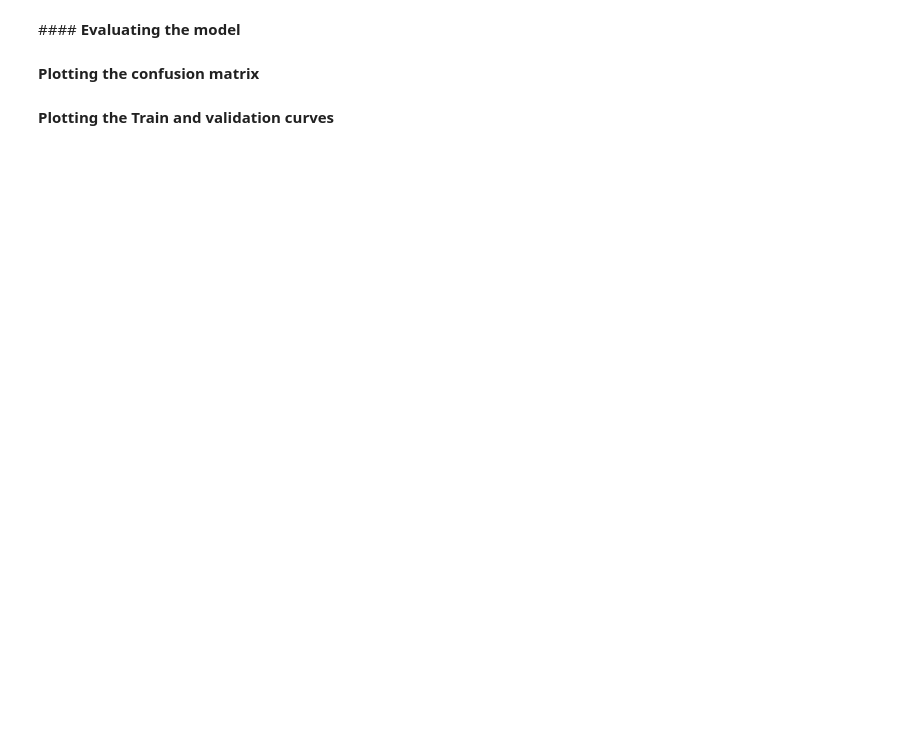
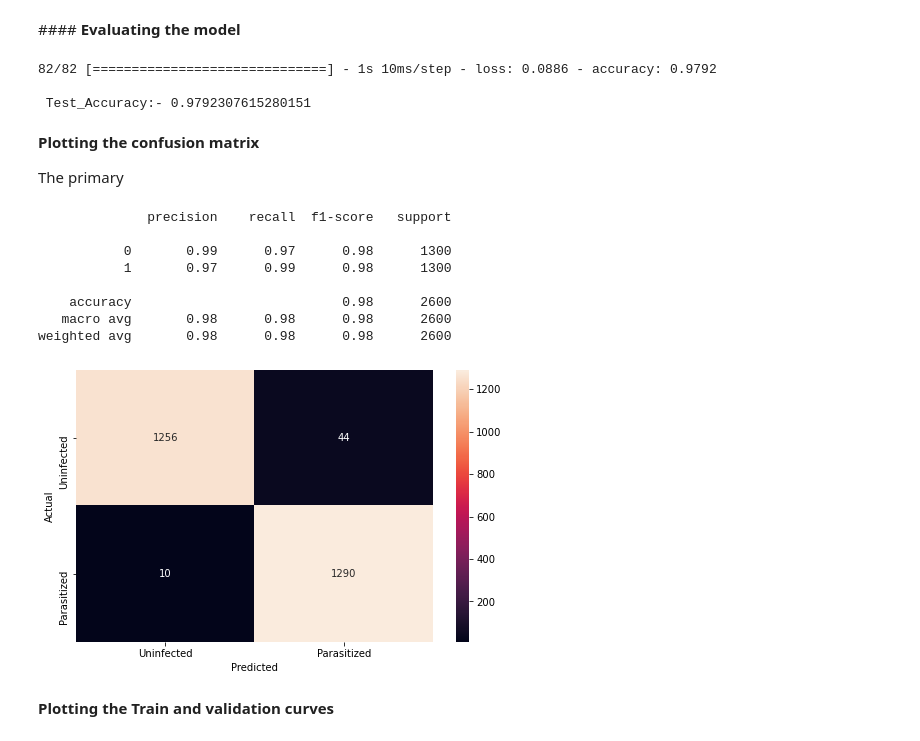
Before and after one commit to agarduno93/DataScienceProject, a Jupyter notebook: Reference_Notebook_Milestone_2_Deep_Learning.ipynb, the cells around one changed output. Saved outputs shown, nothing was run; the diff lists cells and outputs as text; code cells hidden in the pictures; blank space fills up the shorter version.

```diff
--- a/Reference_Notebook_Milestone_2_Deep_Learning.ipynb
+++ b/Reference_Notebook_Milestone_2_Deep_Learning.ipynb
@@ -356,9 +396,12 @@ model1.compile(loss=__________, optimizer=_______, metrics=['accuracy'])
+# %%
+#model2.compile(loss=tf.keras.losses.KLDivergence(reduction="auto", name="kl_divergence"), optimizer='RMSprop', metrics=['accuracy'])
+model2.compile(loss='binary_crossentropy', optimizer='RMSprop', metrics=['accuracy'])
 # %% [markdown]
 <b> Using Callbacks
 # %%
-callbacks = [EarlyStopping(monitor='val_loss', patience=2),
+callbacks = [EarlyStopping(monitor='val_loss', patience=4),
              ModelCheckpoint('.mdl_wts.hdf5', monitor='val_loss', save_best_only=True)]
 # %% [markdown]
 <b>Fit and Train the model
 # %%
-history1=model1.fit(_____________,__________,batch_size=______,callbacks=callbacks,  validation_split=______,epochs=______,verbose=1)
+history1=model2.fit(train_images,train_labels,batch_size=32,callbacks=callbacks, validation_split=0.2,epochs=30,verbose=1)
@@ -365,9 +425,40 @@ history1=model1.fit(_____________,__________,batch_size=______,callbacks=callbac
 # %% [markdown]
 ####<b> Evaluating the model
 # %%
-accuracy1 = model1.evaluate(_________, _____________, verbose=1)
+accuracy1 = model2.evaluate(test_images, test_labels, verbose=1)
 print('\n', 'Test_Accuracy:-', accuracy1[1])
+# %% [output]
+82/82 [==============================] - 1s 10ms/step - loss: 0.0886 - accuracy: 0.9792
+
+ Test_Accuracy:- 0.9792307615280151
 # %% [markdown]
 <b> Plotting the confusion matrix
+
+The primary
+# %%
+pred = model2.predict(test_images)
+pred = np.argmax(pred,axis = 1)
+y_true = np.argmax(test_labels,axis = 1)
+
+#Printing the classification report
+print(classification_report(y_true,pred))
+
+#Plotting the heatmap using confusion matrix
+cm = confusion_matrix(y_true,pred)
+plt.figure(figsize=(8,5))
+sns.heatmap(cm, annot=True,  fmt='.0f', xticklabels=['Uninfected', 'Parasitized'], yticklabels=['Uninfected', 'Parasitized'])
+plt.ylabel('Actual')
+plt.xlabel('Predicted')
+plt.show()
+# %% [output]
+              precision    recall  f1-score   support
+
+           0       0.99      0.97      0.98      1300
+           1       0.97      0.99      0.98      1300
+
+    accuracy                           0.98      2600
+   macro avg       0.98      0.98      0.98      2600
+weighted avg       0.98      0.98      0.98      2600
+[figure, added]
 # %% [markdown]
 <b> Plotting the Train and validation curves
```
Also changed, not shown: parts of 16 cells of this notebook, 1 other file.
